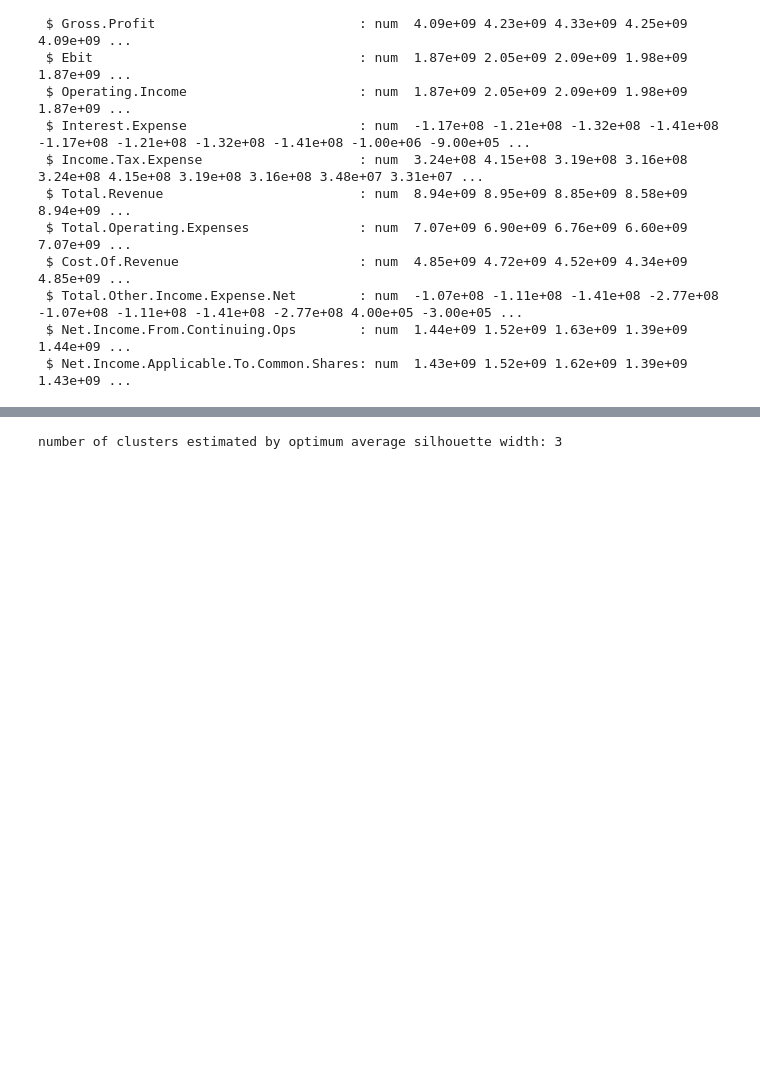
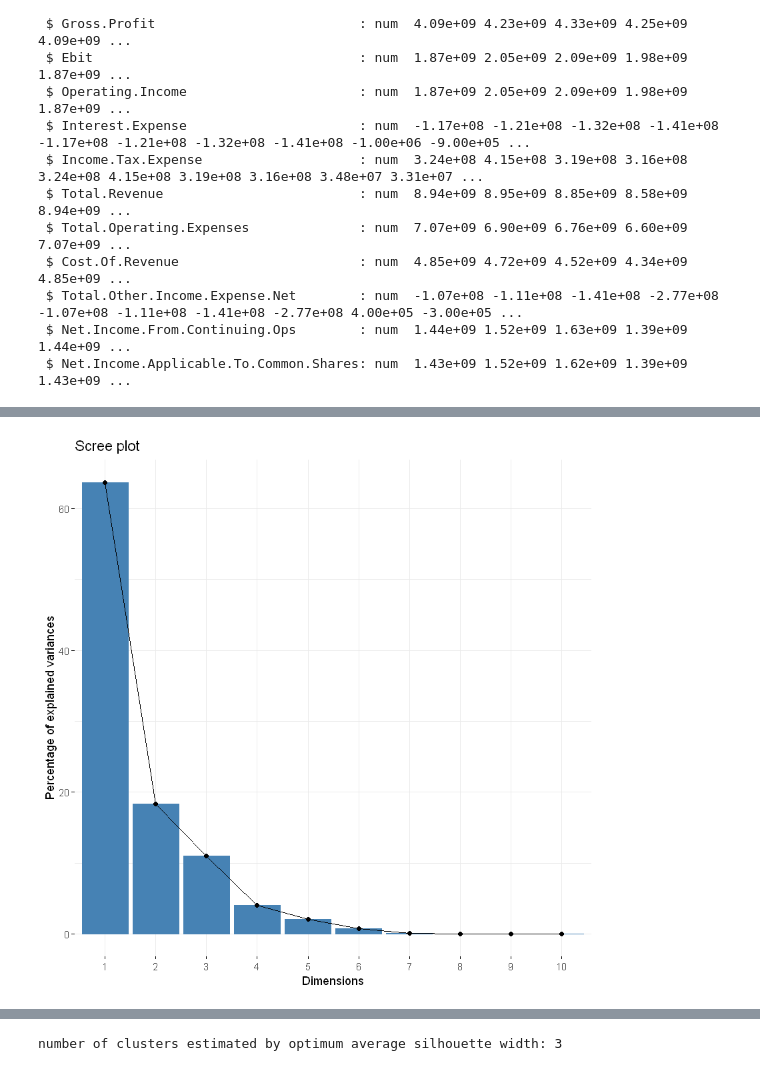
Before and after one commit to Pacholleck/University_Projects, a Jupyter notebook: Unsupervised-Learning/Clustering.ipynb, the cells around one changed output, grey strips where cells are left out. Cells and saved outputs as stored; diff of their text form; code cells hidden in the pictures; blank space fills up the shorter version.

```diff
--- a/Unsupervised-Learning/Clustering.ipynb
+++ b/Unsupervised-Learning/Clustering.ipynb
@@ -203,0 +259,4 @@ df_adj_z <- as.data.frame(lapply(dt_adjust, scale))
+# %%
+fviz_eig(pca)
+# %% [output]
+[figure, added]
```
Also changed, not shown: parts of 29 cells of this notebook.
